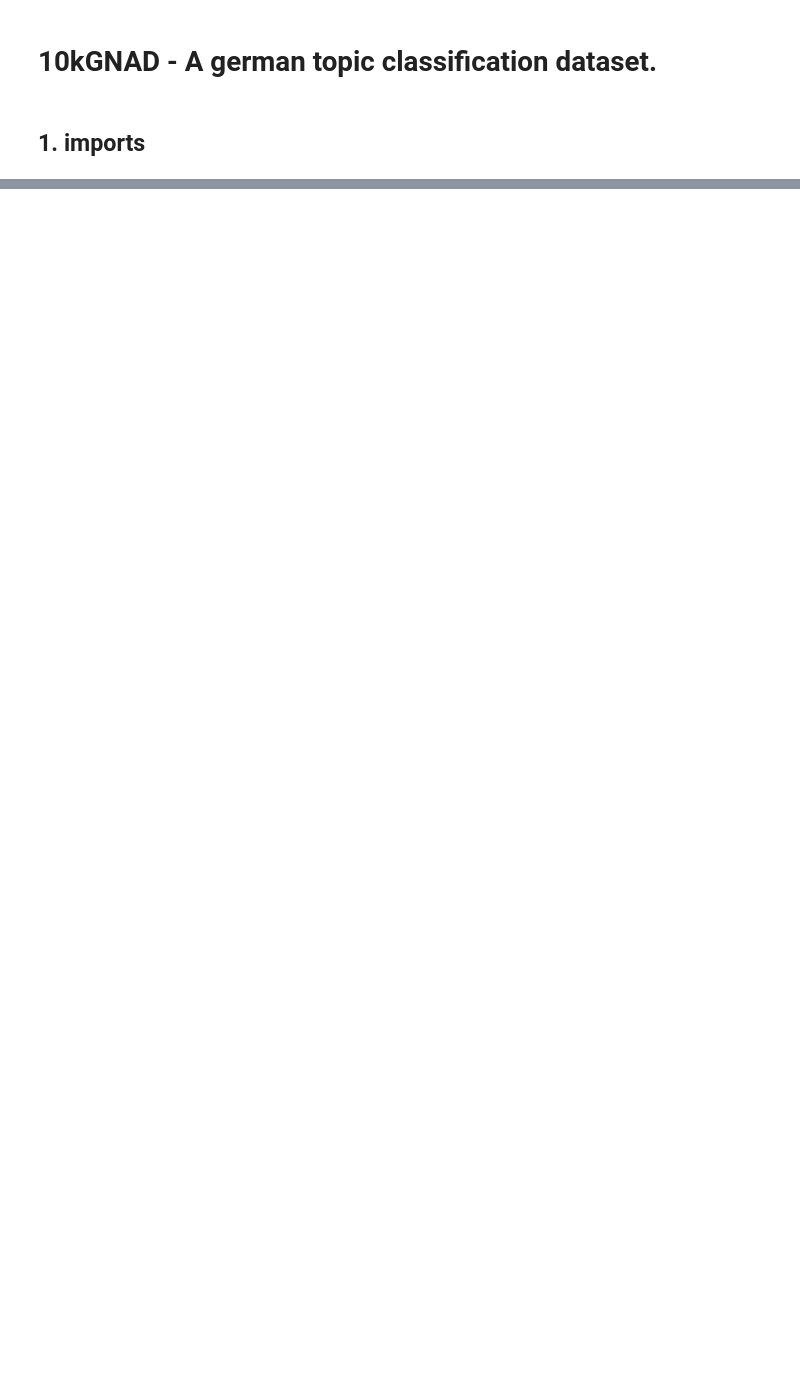
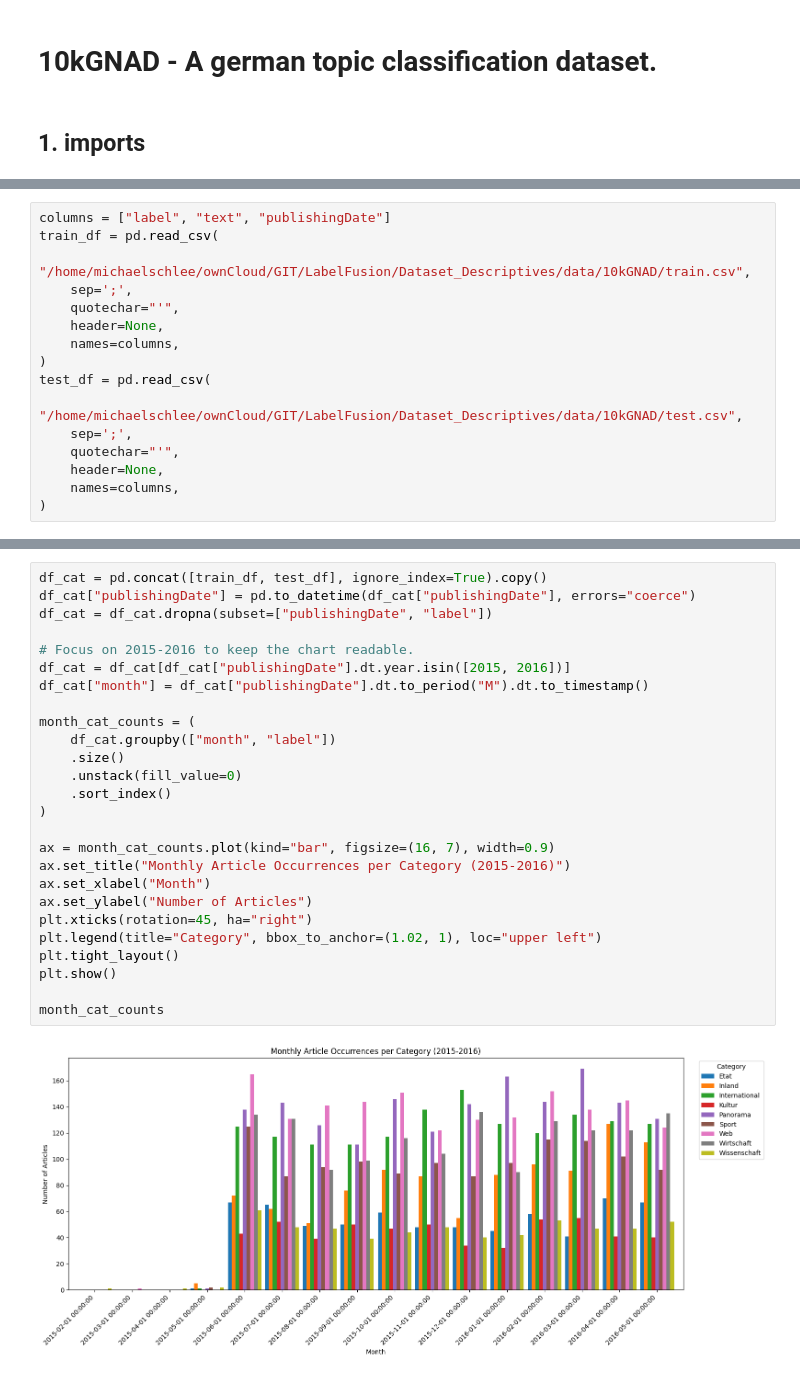
Before and after one commit to DataandAIReseach/LabelFusion, a Jupyter notebook: Dataset_Descriptives/10kGNAD .ipynb, the cells around one changed output, grey strips where cells are left out. Cells and saved outputs as stored; diff of their text form; blank space fills up the shorter version.

Commit message:
feat(Dataset_Descriptives/10kGNAD .ipynb): Dataseries retrieved for I3.1

```diff
--- a/Dataset_Descriptives/10kGNAD .ipynb
+++ b/Dataset_Descriptives/10kGNAD .ipynb
@@ -312,0 +12,16 @@ train_with_timestamps.head(2)
+# %%
+columns = ["label", "text", "publishingDate"]
+train_df = pd.read_csv(
+    "/home/michaelschlee/ownCloud/GIT/LabelFusion/Dataset_Descriptives/data/10kGNAD/train.csv",
+    sep=';',
+    quotechar="'",
+    header=None,
+    names=columns,
+)
+test_df = pd.read_csv(
+    "/home/michaelschlee/ownCloud/GIT/LabelFusion/Dataset_Descriptives/data/10kGNAD/test.csv",
+    sep=';',
+    quotechar="'",
+    header=None,
+    names=columns,
+)
@@ -312,0 +62,28 @@ train_with_timestamps.head(2)
+# %%
+df_cat = pd.concat([train_df, test_df], ignore_index=True).copy()
+df_cat["publishingDate"] = pd.to_datetime(df_cat["publishingDate"], errors="coerce")
+df_cat = df_cat.dropna(subset=["publishingDate", "label"])
+
+# Focus on 2015-2016 to keep the chart readable.
+df_cat = df_cat[df_cat["publishingDate"].dt.year.isin([2015, 2016])]
+df_cat["month"] = df_cat["publishingDate"].dt.to_period("M").dt.to_timestamp()
+
+month_cat_counts = (
+    df_cat.groupby(["month", "label"])
+    .size()
+    .unstack(fill_value=0)
+    .sort_index()
+)
+
+ax = month_cat_counts.plot(kind="bar", figsize=(16, 7), width=0.9)
+ax.set_title("Monthly Article Occurrences per Category (2015-2016)")
+ax.set_xlabel("Month")
+ax.set_ylabel("Number of Articles")
+plt.xticks(rotation=45, ha="right")
+plt.legend(title="Category", bbox_to_anchor=(1.02, 1), loc="upper left")
+plt.tight_layout()
+plt.show()
+
+month_cat_counts
+# %% [output]
+[figure, added]
```
Also changed, not shown: parts of 28 cells of this notebook, 15 other files.
